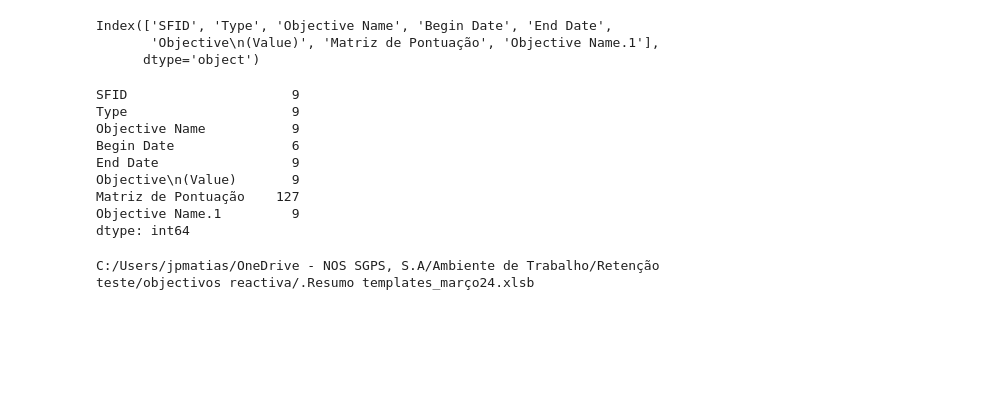
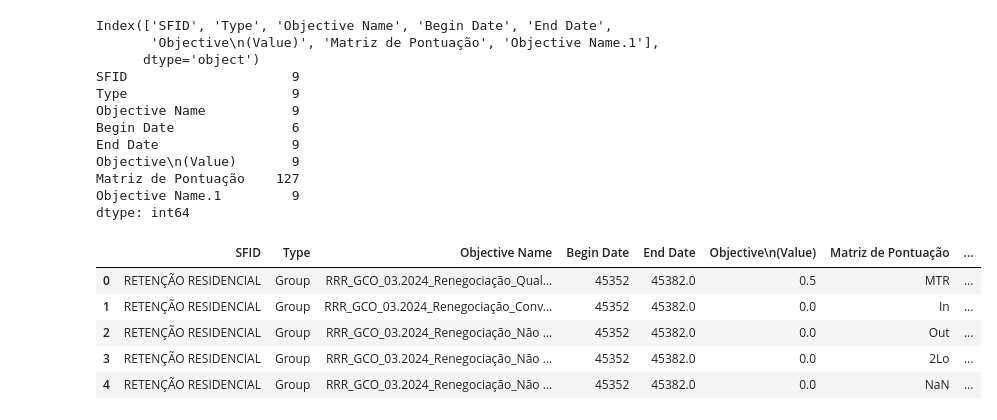
Before and after one commit to josepmatias/nos_reten-ao, a Jupyter notebook: Objectivos reactiva template.ipynb, the cells around one changed output. Cells and saved outputs as stored; diff of their text form; code cells hidden in the pictures; blank space fills up the shorter version.

```diff
--- a/Objectivos reactiva template.ipynb
+++ b/Objectivos reactiva template.ipynb
@@ -15,31 +20,27 @@ Saving .Resumo templates_março24.xlsb to .Resumo templates_março24.xlsb
 # %%
-df=pd.read_excel(".Resumo templates_março24.xlsb", sheet_name="Objetivos reativa")
+#visualizar folha objectivos reactiva no resumo_template
+resumo_template=pd.read_excel(".Resumo templates_março24.xlsb", sheet_name="Objetivos reativa")
 
-print(df.columns)
-df.isna().sum()
+print(resumo_template.columns)
+print(resumo_template.isna().sum())
+
+resumo_template.head()
 # %% [output]
 Index(['SFID', 'Type', 'Objective Name', 'Begin Date', 'End Date',
        'Objective\n(Value)', 'Matriz de Pontuação', 'Objective Name.1'],
       dtype='object')
+SFID                     9
+Type                     9
+Objective Name           9
+Begin Date               6
+End Date                 9
+Objective\n(Value)       9
+Matriz de Pontuação    127
+Objective Name.1         9
+dtype: int64
-SFID                     9
-Type                     9
-Objective Name           9
-Begin Date               6
-End Date                 9
-Objective\n(Value)       9
-Matriz de Pontuação    127
-Objective Name.1         9
-dtype: int64
+|  | SFID | Type | Objective Name | Begin Date | End Date | Objective\n(Value) | Matriz de Pontuação | ... |
+| 0 | RETENÇÃO RESIDENCIAL | Group | RRR_GCO_03.2024_Renegociação_Qual... | 45352 | 45382.0 | 0.5 | MTR | ... |
+| 1 | RETENÇÃO RESIDENCIAL | Group | RRR_GCO_03.2024_Renegociação_Conv... | 45352 | 45382.0 | 0.0 | In | ... |
+| 2 | RETENÇÃO RESIDENCIAL | Group | RRR_GCO_03.2024_Renegociação_Não ... | 45352 | 45382.0 | 0.0 | Out | ... |
+| 3 | RETENÇÃO RESIDENCIAL | Group | RRR_GCO_03.2024_Renegociação_Não ... | 45352 | 45382.0 | 0.0 | 2Lo | ... |
+| 4 | RETENÇÃO RESIDENCIAL | Group | RRR_GCO_03.2024_Renegociação_Não ... | 45352 | 45382.0 | 0.0 | NaN | ... |
-# %%
-#path="C:\\Users\\jpmatias\\OneDrive - NOS SGPS, S.A\\Ambiente de Trabalho\\Retenção teste\\objectivos reactiva"
-
-path="C:/Users/jpmatias/OneDrive - NOS SGPS, S.A/Ambiente de Trabalho/Retenção teste/objectivos reactiva"
-ficheiro_template=".Resumo templates_março24.xlsb"
-
-print(path + "/" + ficheiro_template)
-
-#print(f"a directoria é {path} e o ficheiro é {ficheiro_template}")
-
-#pd.read_excel(path + "/" + ficheiro_template, sheet_name="Objetivos reativa")
-# %% [output]
-C:/Users/jpmatias/OneDrive - NOS SGPS, S.A/Ambiente de Trabalho/Retenção teste/objectivos reactiva/.Resumo templates_março24.xlsb
```
Also changed, not shown: parts of 5 cells of this notebook.
